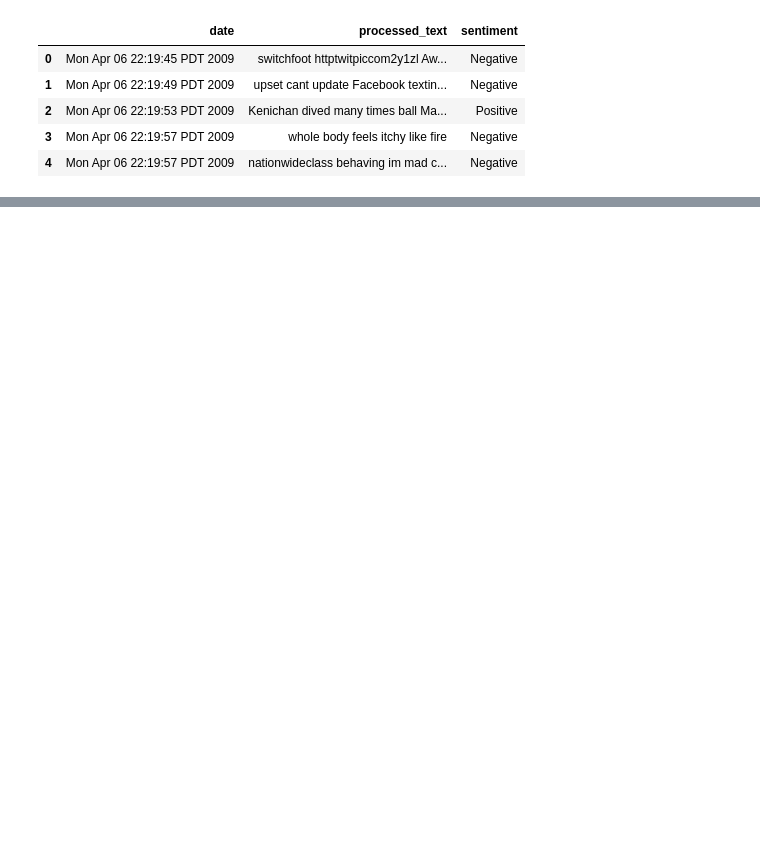
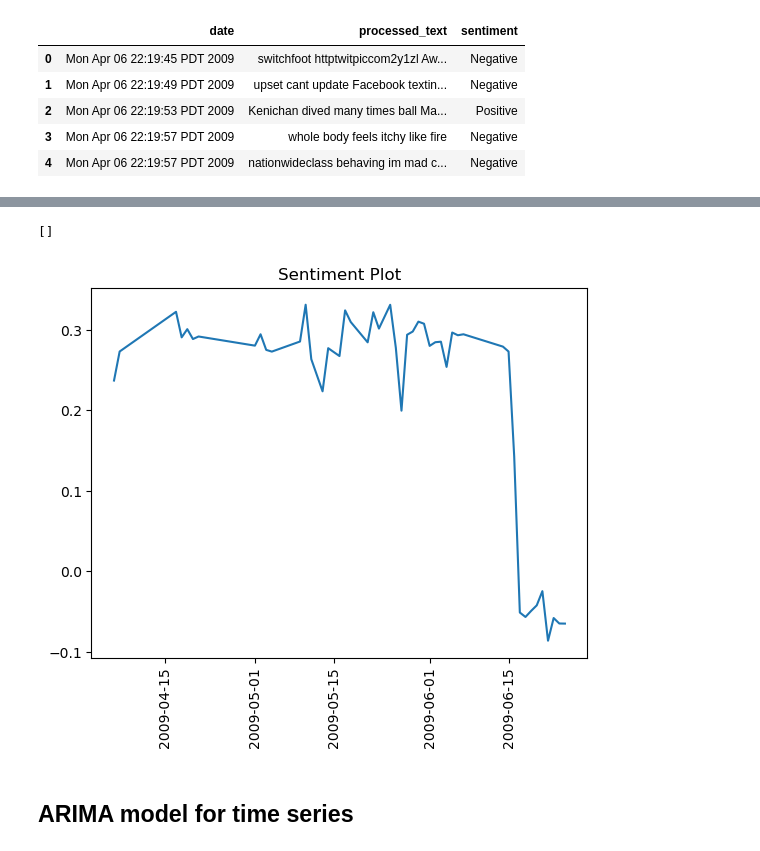
Before and after one commit to sbs23019/MSA_DA_S2_CA2, a Jupyter notebook: S2_CA2_initial.ipynb, the cells around one changed output, grey strips where cells are left out. Drawn from its saved outputs; the diff is of its cells as text; code cells hidden in the pictures; blank space fills up the shorter version.

```diff
--- a/S2_CA2_initial.ipynb
+++ b/S2_CA2_initial.ipynb
@@ -176,0 +144,13 @@ data_sentiments.head()
+# %%
+from datetime import datetime
+
+def convert_to_YYYY_MM_DD(date_str):
+
+    original = datetime.strptime(date_str, '%a %b %d %H:%M:%S PDT %Y')
+    formated = original.strftime('%Y-%m-%d')
+    return formated
+
+data_sentiments = data_sentiment.copy()
+data_sentiments['date'] = data_sentiment['date'].apply(convert_to_YYYY_MM_DD)
+
+data_sentiment['date'] = pd.to_datetime(data_sentiment['date']).dt.date
@@ -176,0 +168,5 @@ data_sentiments.head()
+# %%
+one_hot = pd.get_dummies(data_sentiments['sentiment'])
+data_sentiment.drop(['sentiment'],axis=1,inplace=True)
+data_sentiment = pd.concat([data_sentiment,one_hot],axis=1)
+data_sentiment.head()
@@ -176,0 +184,3 @@ data_sentiments.head()
+# %%
+#data_sentiments['Negative'] = data_sentiments['Negative'] * -1
+data_sentiment['Neutral'] = data_sentiment['Neutral'] * 0
@@ -176,0 +211,9 @@ data_sentiments.head()
+# %%
+numeric = ['date','Negative', 'Neutral', 'Positive']
+numeric_df = data_sentiment[numeric]
+
+mean_sentiment = numeric_df.groupby('date').mean().reset_index()
+mean_sentiment['date'] = pd.to_datetime(mean_sentiment['date'])
+mean_sentiment['total_sentiment'] = mean_sentiment['Negative'] + mean_sentiment['Neutral'] + mean_sentiment['Positive']
+sentiment_df = mean_sentiment[['date','total_sentiment']]
+print(sentiment_df)
@@ -176,0 +237,13 @@ data_sentiments.head()
+# %%
+x_ = sentiment_df['date']
+y_ = sentiment_df['total_sentiment']
+
+plt.plot(x_, y_)
+plt.title('Sentiment Plot')
+plt.xticks(rotation=90)
+plt.plot()
+# %% [output]
+[]
+[figure, added]
+# %% [markdown]
+## ARIMA model for time series
```
Also changed, not shown: parts of 22 cells of this notebook.
